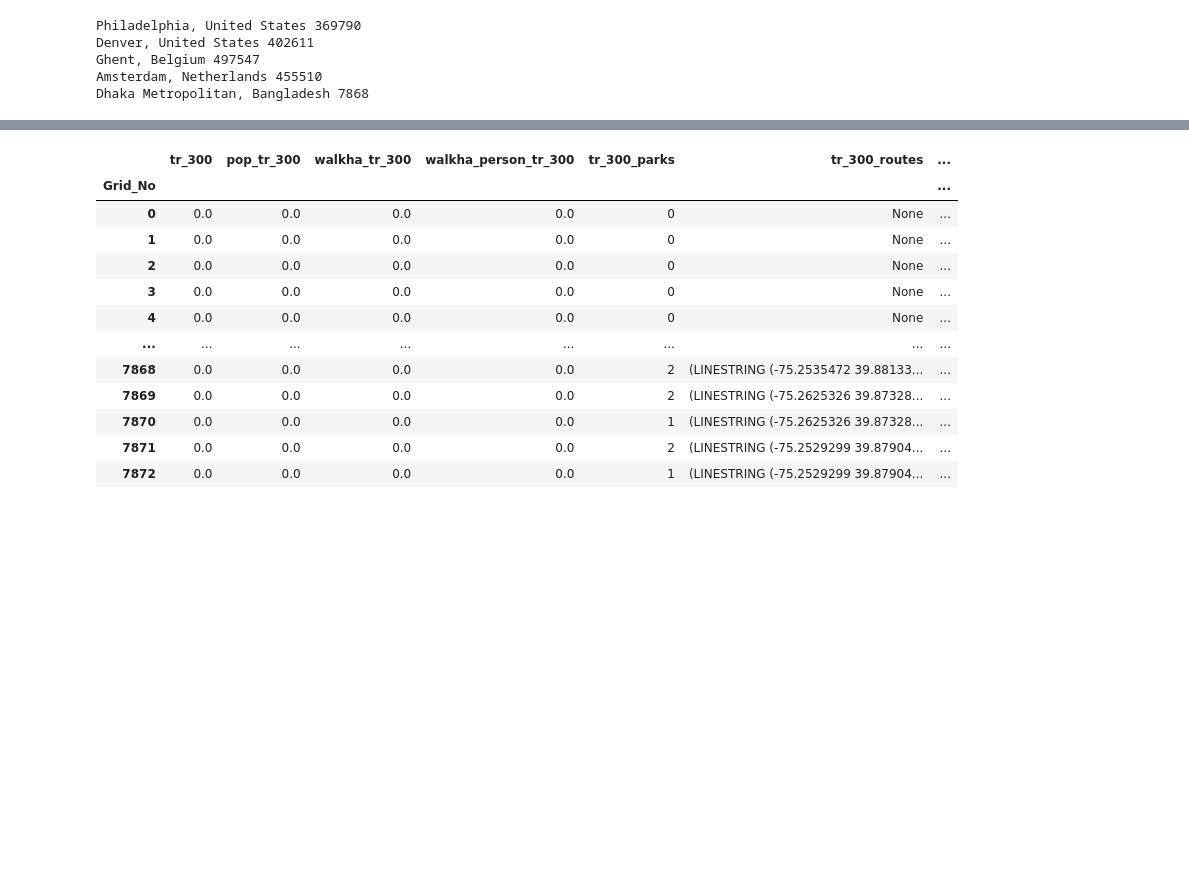
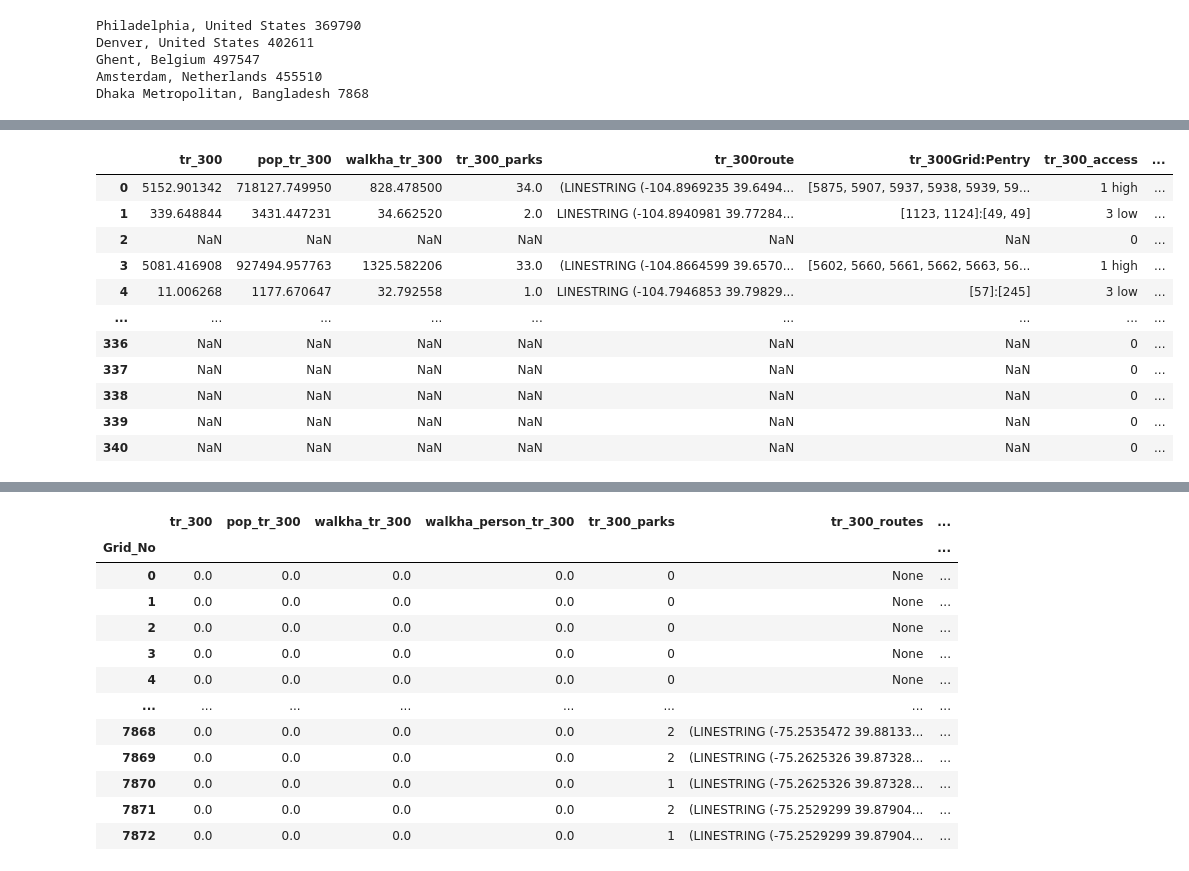
Before and after one commit to Bart-Breekveldt/Greenspace_accessibility, a Jupyter notebook: Modular Multiple Gravity Model impr. decay.ipynb, the cells around one changed output, grey strips where cells are left out. Drawn from its saved outputs; the diff is of its cells as text; code cells hidden in the pictures; blank space fills up the shorter version.

```diff
--- a/Modular Multiple Gravity Model impr. decay.ipynb
+++ b/Modular Multiple Gravity Model impr. decay.ipynb
@@ -632,6 +632,7 @@ for n in range(len(cities)):
         locals()[str1]['Park_entry_No'] = locals()[str1]['Park_entry_No'].astype(int)
 
         grdsc = pd.DataFrame()
+        gridsc = pd.DataFrame()
         print(m1[i], round((time.time() - start_time) / 60,2), 'mns')
 
         # For each threshold given, calculate a score
@@ -673,20 +674,30 @@ for n in range(len(cities)):
             gs = gs.join(grids[n]['PoP2015_Number'])
             grdsc = pd.concat([grdsc, gs], axis = 1)
 
+            gs = gpd.GeoDataFrame(gs, geometry = score + '_routes', crs = 4326)
+            gs.to_file('D:Dumps/Scores output/Grid_lines_shp/gridscore_'+ l1[i] + '_' + str2 + '_' + cities[n] + '.shp')
+
+            gsc = gs.loc[:,~gs.columns.isin([score + '_routes'])]
+            gridsc = pd.concat([gridsc, gsc])
+
             # Group according to the categories just created and sum the populations living in those grids
             popgacc = pd.DataFrame()
             popgacc[m1[i]+'_'+str(t)] = gs.groupby(score+'_access')['PoP2015_Number'].sum()
             popgrid_access = pd.concat([popgrid_access, popgacc],axis=1)
             print('grid ',t)
 
-            grid_score.append(grdsc)
+        grid_score.append(grdsc)
 
-        grid_scores.append(grid_score)
+        gridsc = gridsc.join(grids[n]['geometry'])
+        gridsc = gpd.GeoDataFrame(gridsc, geometry = 'geometry', crs = 4326)
+        gridsc.to_file('D:Dumps/Scores output/Grid_geoms_shp/gridscore_'+ l1[i] + '_' + cities[n] + '.shp')
 
         # Detailed scores to files number of cities * ways to measure = number of files.
         # Different threshold-scores are in the same dataframe
-        grdsc.to_csv('D:/Dumps/Scores output/gridscore_'+ l1[i] + '_' + str2 + '_' + cities[n] + '.csv')
+        grdsc.to_csv('D:/Dumps/Scores output/Grid_csv/gridscore_'+ l1[i] + '_' + str2 + '_' + cities[n] + '.csv')
         gridparks.append(locals()[str1])
+
+    grid_scores.append(grid_score)
 
     # For each city, divide the population access by group by the total to get its share.
     popgrid_access = popgrid_access / popgrid_access.sum()
@@ -731,3 +742,70 @@ Dhaka Metropolitan, Bangladesh done 5.15 mns
 |  | 2 medium | 0.383567 | 0.371959 | 0.185896 | 0.324835 | ... |
 |  | 3 low | 0.217478 | 0.188174 | 0.155063 | 0.222185 | ... |
 |  | 4 no | 0.078020 | 0.063621 | 0.408053 | 0.336504 | ... |
+# %%
+# Block 10 calculte park scores from previously determined best grid-park routes.
+
+start_time = time.time()
+cityparks = list([])
+for i in range(len(cities)):
+
+    # For the four distance decay variants regarding park size.
+    l1 = list(['raw','grav2','grav3','grav5'])
+    m1 = list(['entrance','gravity**(1/2)','gravity**(1/3)','gravity**(1/5)'])
+    parks = list([])
+    for j in range(len(l1)):
+        parksc = pd.DataFrame()
+        prksc = pd.DataFrame()
+        for k in range(len(thresholds)):
+            score = 'tr_' + str(thresholds[k])
+            str2 = str(thresholds[k])
+            str1 = gridpark[i][j][gridpark[i][j][score] > 0]
+
+            # Get the park scores
+            prk = pd.DataFrame()
+            prk[[score,'pop_' + score,'walkha_' + score]] = str1.groupby(
+                'Park_No')[score,'pop' + score,'walk_area_ha' + str2].sum()
+            prk[score + '_parks'] = str1.groupby('Park_No')['gridpark_no'].count()
+
+            # Add the routes as a dissolved line_geom
+            prk[score+'route'] = gpd.GeoDataFrame(str1[['Park_No','geometry_x']],
+                             geometry = 'geometry_x', crs = 4326).dissolve('Park_No')
+
+            # Add parks which grids have access to with its closest access point
+            prk[score+'Grid:Pentry'] = str1[str1['Grid_No'] >=0].groupby('Park_No')['Grid_No'].apply(list).astype(str
+            ) + ':' + str1[str1['Park_entry_No'] >=0].groupby('Park_No')['Park_entry_No'].apply(list).astype(str)
+
+            # Get all parks, even with no score.
+            prk = prk.join(parks_in_range[i].iloc[:,0], how = 'outer')
+            prk = prk.loc[:,~prk.columns.isin(['components'])]
+            #prk = prk.fillna(-1)
+            print('park', thresholds[k])
+
+            # Get the park score categories (same as grid score)
+            prk[score+'_access'] = np.select([prk[score] >= t, (prk[score] < t) & (
+                prk[score]>= t/2), (prk[score] < t/2) & (prk[score]> 0), prk[score] <= 0 | prk[score].isna()],
+                ['1 high','2 medium','3 low','4 no'])
+
+            parksc = pd.concat([parksc, prk], axis = 1)
+
+            prk = gpd.GeoDataFrame(prk, geometry = score+'route', crs = 4326)
+            prk.to_file('D:Dumps/Scores output/Park_lines_shp/parkscore_'+ l1[j] + '_' + str2 + '_' + cities[n] + '.shp')
+
+            psc = prk.loc[:,~prk.columns.isin([score + 'route'])]
+            prksc = pd.concat([prksc, psc])
+
+        parks.append(parksc)
+
+        prksc = prksc.join(parks_in_range[n]['park_geom'])
+        prksc = gpd.GeoDataFrame(prksc, geometry = 'park_geom', crs = 4326)
+        prksc.to_file('D:Dumps/Scores output/Grid_geoms_shp/parkscore_'+ l1[j] + '_' + cities[i] + '.shp')
+
+        # Detailed scores to files number of cities * ways to measure = number of files.
+        # Different threshold-scores are in the same dataframe
+        parksc.to_csv('D:/Dumps/Scores output/Park_csv/parkscore_'+ l1[j] + '_' + str2 + '_' + cities[i]+ '.csv')
+
+        print(m1[j], round((time.time() - start_time) / 60,2), 'mns')
+    cityparks.append(parks)
+    print(cities[i],'done', round((time.time() - start_time) / 60,2), 'mns')
+pd.DataFrame(cityparks[1][1])
+# %% [output]
@@ -733,0 +829,12 @@ Dhaka Metropolitan, Bangladesh done 5.15 mns
+|  | tr_300 | pop_tr_300 | walkha_tr_300 | tr_300_parks | tr_300route | tr_300Grid:Pentry | tr_300_access | ... |
+| 0 | 5152.901342 | 718127.749950 | 828.478500 | 34.0 | (LINESTRING (-104.8969235 39.6494... | [5875, 5907, 5937, 5938, 5939, 59... | 1 high | ... |
+| 1 | 339.648844 | 3431.447231 | 34.662520 | 2.0 | LINESTRING (-104.8940981 39.77284... | [1123, 1124]:[49, 49] | 3 low | ... |
+| 2 | NaN | NaN | NaN | NaN | NaN | NaN | 0 | ... |
+| 3 | 5081.416908 | 927494.957763 | 1325.582206 | 33.0 | (LINESTRING (-104.8664599 39.6570... | [5602, 5660, 5661, 5662, 5663, 56... | 1 high | ... |
+| 4 | 11.006268 | 1177.670647 | 32.792558 | 1.0 | LINESTRING (-104.7946853 39.79829... | [57]:[245] | 3 low | ... |
+| ... | ... | ... | ... | ... | ... | ... | ... | ... |
+| 336 | NaN | NaN | NaN | NaN | NaN | NaN | 0 | ... |
+| 337 | NaN | NaN | NaN | NaN | NaN | NaN | 0 | ... |
+| 338 | NaN | NaN | NaN | NaN | NaN | NaN | 0 | ... |
+| 339 | NaN | NaN | NaN | NaN | NaN | NaN | 0 | ... |
+| 340 | NaN | NaN | NaN | NaN | NaN | NaN | 0 | ... |
```
Also changed, not shown: parts of 16 cells of this notebook.
